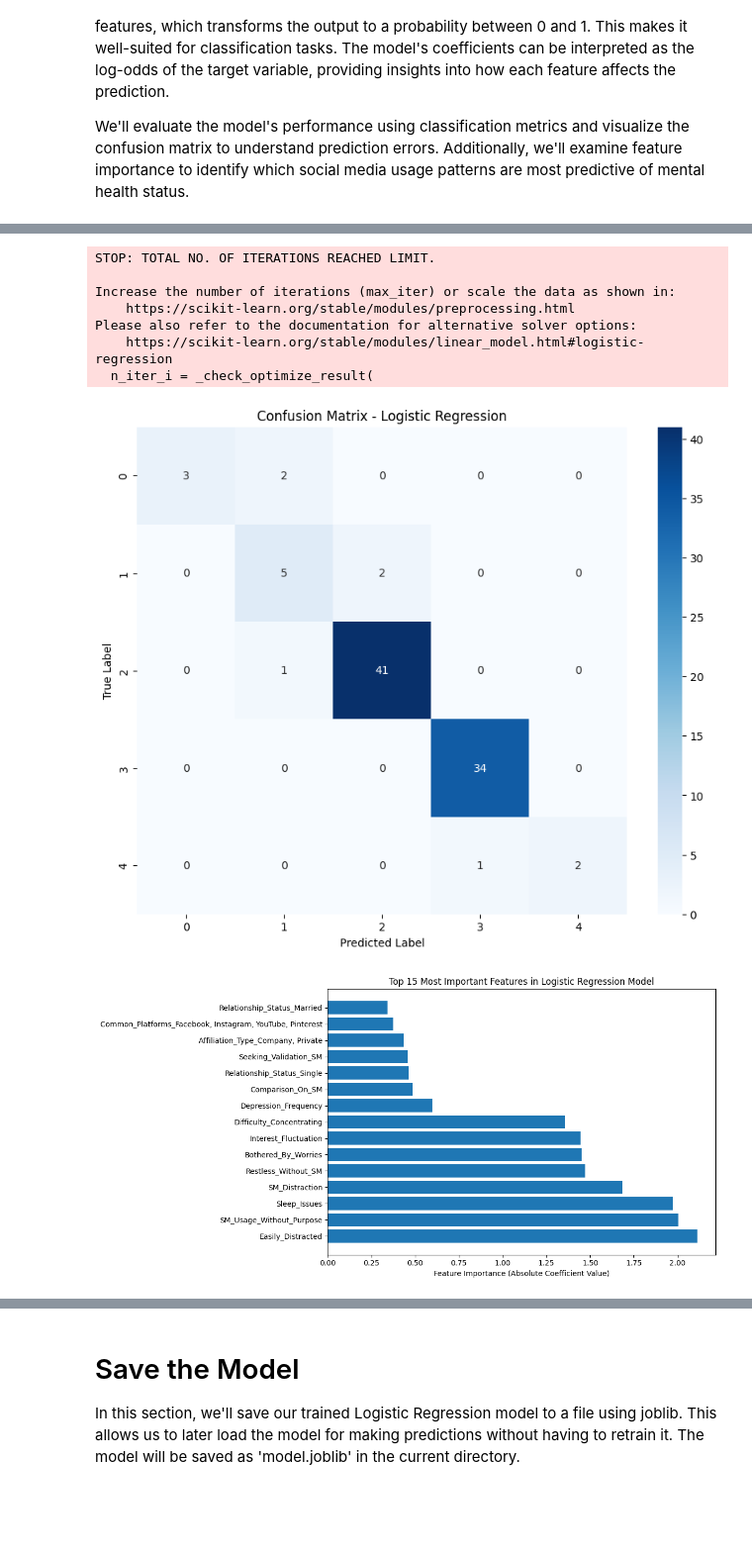
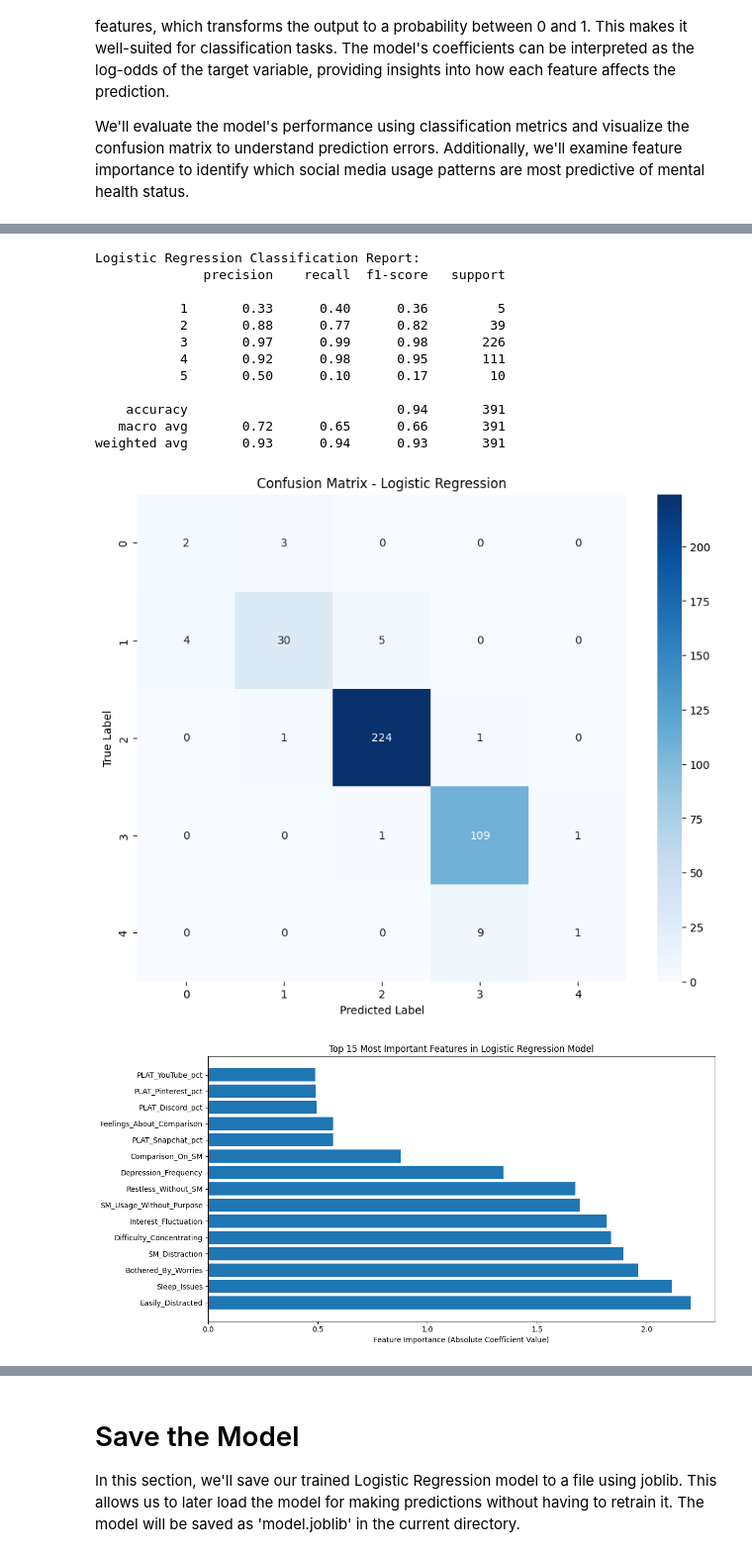
Before and after one commit to TasnimulIntazamAsif/Social_Media_Addiction, a Jupyter notebook: SMMH.ipynb, the cells around one changed output, grey strips where cells are left out. Shown at 99% size. Drawn from its saved outputs; the diff is of its cells as text; code cells hidden in the pictures; blank space fills up the shorter version.

```diff
--- a/SMMH.ipynb
+++ b/SMMH.ipynb
@@ -838,12 +1095,19 @@ from sklearn.tree import DecisionTreeClassifier
 from sklearn.metrics import classification_report, confusion_matrix
 import seaborn as sns
 
+# Ensure all categorical variables are converted to numerical
+X_train_encoded = pd.get_dummies(X_train)
+X_test_encoded = pd.get_dummies(X_test)
+
+# Align the train and test data to ensure they have the same columns
+X_train_aligned, X_test_aligned = X_train_encoded.align(X_test_encoded, join='left', axis=1, fill_value=0)
+
 # Initialize and train the Decision Tree model
 dt_model = DecisionTreeClassifier(random_state=42)
-dt_model.fit(X_train, y_train)
+dt_model.fit(X_train_aligned, y_train)
 
 # Make predictions
-y_pred_dt = dt_model.predict(X_test)
+y_pred_dt = dt_model.predict(X_test_aligned)
 
 # Print model performance metrics
 print("\nDecision Tree Classification Report:")
@@ -860,7 +1124,7 @@ plt.show()
 
 # Get feature importance
 feature_importance_dt = pd.DataFrame({
-    'feature': X.columns,
+    'feature': X_train_aligned.columns,
     'importance': dt_model.feature_importances_
 })
 feature_importance_dt = feature_importance_dt.sort_values('importance', ascending=False)
@@ -895,12 +1159,18 @@ from sklearn.neighbors import KNeighborsClassifier
 from sklearn.metrics import classification_report, confusion_matrix
 import seaborn as sns
 
+# Ensure the test data is encoded similarly to the training data
+X_test_encoded = pd.get_dummies(X_test)
+
+# Align the train and test data to ensure they have the same columns
+X_train_aligned, X_test_aligned = X_train_encoded.align(X_test_encoded, join='left', axis=1, fill_value=0)
+
 # Initialize and train the KNN model
 knn_model = KNeighborsClassifier(n_neighbors=7)
-knn_model.fit(X_train, y_train)
+knn_model.fit(X_train_aligned, y_train)
 
 # Make predictions
-y_pred_knn = knn_model.predict(X_test)
+y_pred_knn = knn_model.predict(X_test_aligned)
 
 # Print model performance metrics
 print("\nK-Nearest Neighbors Classification Report:")
@@ -941,12 +1211,18 @@ from sklearn.linear_model import LogisticRegression
 from sklearn.metrics import classification_report, confusion_matrix
 import seaborn as sns
 
+# Ensure the training data is encoded
+X_train_encoded = pd.get_dummies(X_train)
+
+# Align the train and test data to ensure they have the same columns
+X_train_aligned, X_test_aligned = X_train_encoded.align(pd.get_dummies(X_test), join='left', axis=1, fill_value=0)
+
 # Initialize and train the Logistic Regression model
 lr_model = LogisticRegression(random_state=42, max_iter=1000)
-lr_model.fit(X_train, y_train)
+lr_model.fit(X_train_aligned, y_train)
 
 # Make predictions
-y_pred_lr = lr_model.predict(X_test)
+y_pred_lr = lr_model.predict(X_test_aligned)
 
 # Print model performance metrics
 print("\nLogistic Regression Classification Report:")
@@ -963,7 +1239,7 @@ plt.show()
 
 # Get feature importance for Logistic Regression
 feature_importance_lr = pd.DataFrame({
-    'feature': X.columns,
+    'feature': X_train_aligned.columns,
     'importance': abs(lr_model.coef_[0])
 })
 feature_importance_lr = feature_importance_lr.sort_values('importance', ascending=False)
@@ -991,12 +1263,17 @@ weighted avg       0.94      0.93      0.93        91
-STOP: TOTAL NO. OF ITERATIONS REACHED LIMIT.
+Logistic Regression Classification Report:
+              precision    recall  f1-score   support
 
-Increase the number of iterations (max_iter) or scale the data as shown in:
-    https://scikit-learn.org/stable/modules/preprocessing.html
-Please also refer to the documentation for alternative solver options:
-    https://scikit-learn.org/stable/modules/linear_model.html#logistic-regression
-  n_iter_i = _check_optimize_result(
+           1       0.33      0.40      0.36         5
+           2       0.88      0.77      0.82        39
+           3       0.97      0.99      0.98       226
+           4       0.92      0.98      0.95       111
+           5       0.50      0.10      0.17        10
+
+    accuracy                           0.94       391
+   macro avg       0.72      0.65      0.66       391
+weighted avg       0.93      0.94      0.93       391
-[figure, old version]
+[figure, new version]
-[figure, old version]
+[figure, new version]
 # %%
 confusion_matrix(y_test, y_pred_lr)
 # %% [output]
```
Also changed, not shown: parts of 31 cells of this notebook, 13 other files.
